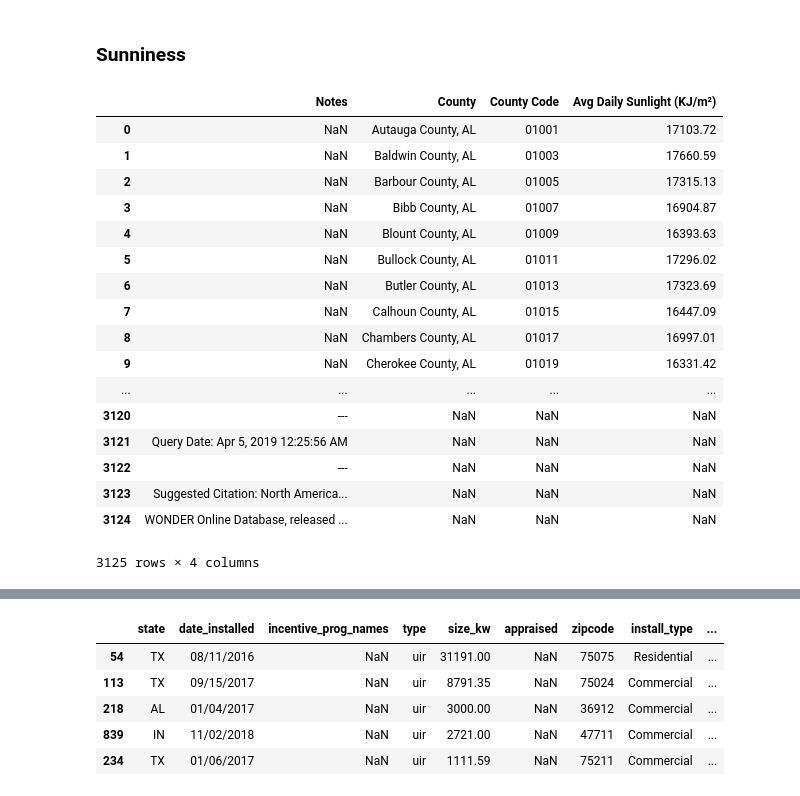
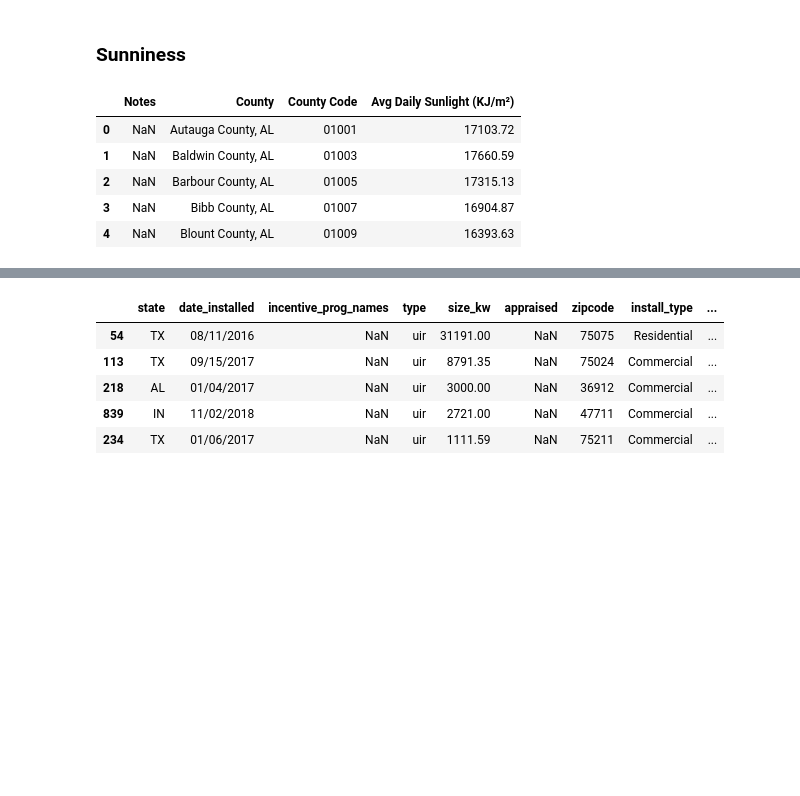
Before and after one commit to seantibbitts/project_1, a Jupyter notebook: Project 1 Draft.ipynb, the cells around one changed output, grey strips where cells are left out. Cells and saved outputs as stored; diff of their text form; code cells hidden in the pictures; blank space fills up the shorter version.

```diff
--- a/Project 1 Draft.ipynb
+++ b/Project 1 Draft.ipynb
@@ -374,26 +367,14 @@ fig
 sunny = pd.read_csv('/Users/seantibbitts/Downloads/North America Land Data Assimilation System (NLDAS) Daily Sunlight (KJm²) (1979-2011) (1).txt',
                     sep = '\t', dtype = {'County Code':str}, encoding = 'ISO-8859-1')
 # %%
-sunny
+sunny.head()
 # %% [output]
 |  | Notes | County | County Code | Avg Daily Sunlight (KJ/m²) |
 | 0 | NaN | Autauga County, AL | 01001 | 17103.72 |
 | 1 | NaN | Baldwin County, AL | 01003 | 17660.59 |
 | 2 | NaN | Barbour County, AL | 01005 | 17315.13 |
 | 3 | NaN | Bibb County, AL | 01007 | 16904.87 |
 | 4 | NaN | Blount County, AL | 01009 | 16393.63 |
-| 5 | NaN | Bullock County, AL | 01011 | 17296.02 |
-| 6 | NaN | Butler County, AL | 01013 | 17323.69 |
-| 7 | NaN | Calhoun County, AL | 01015 | 16447.09 |
-| 8 | NaN | Chambers County, AL | 01017 | 16997.01 |
-| 9 | NaN | Cherokee County, AL | 01019 | 16331.42 |
-| ... | ... | ... | ... | ... |
-| 3120 | --- | NaN | NaN | NaN |
-| 3121 | Query Date: Apr 5, 2019 12:25:56 AM | NaN | NaN | NaN |
-| 3122 | --- | NaN | NaN | NaN |
-| 3123 | Suggested Citation: North America... | NaN | NaN | NaN |
-| 3124 | WONDER Online Database, released ... | NaN | NaN | NaN |
-3125 rows × 4 columns
 # %%
 sunny_data = sunny.iloc[:3111].copy().drop('Notes', axis = 1)
 # %%
```
Also changed, not shown: parts of 4 cells of this notebook.
